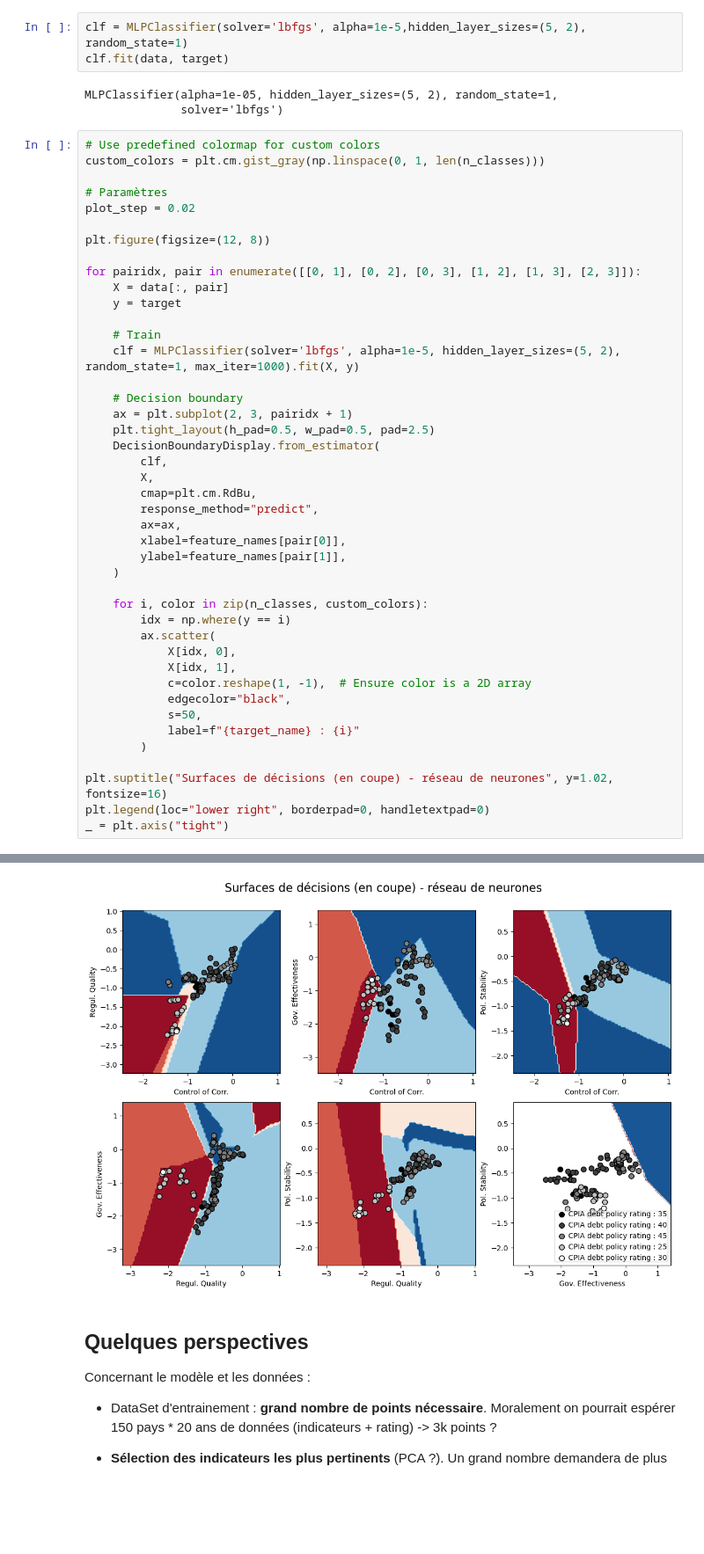
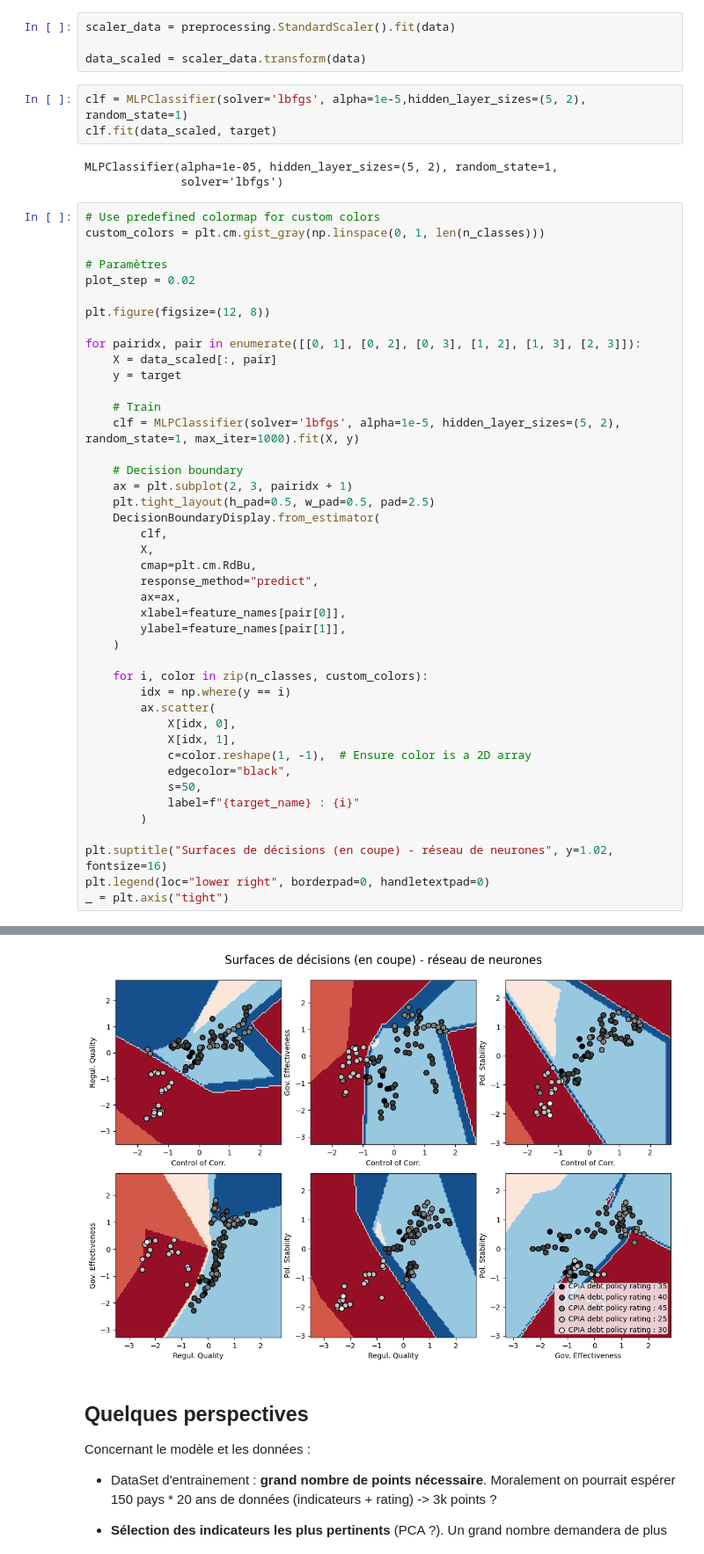
Before and after one commit to ibelfis/assessing_sov_risk, a Jupyter notebook: main.ipynb, the cells around one changed output, grey strips where cells are left out. Shown at 88% size. Saved outputs shown, nothing was run; the diff lists cells and outputs as text; blank space fills up the shorter version.

```diff
--- a/main.ipynb
+++ b/main.ipynb
@@ -288,6 +290,10 @@ from sklearn.neural_network import MLPClassifier
+# %%
+scaler_data = preprocessing.StandardScaler().fit(data)
+
+data_scaled = scaler_data.transform(data)
 # %%
 clf = MLPClassifier(solver='lbfgs', alpha=1e-5,hidden_layer_sizes=(5, 2), random_state=1)
-clf.fit(data, target)
+clf.fit(data_scaled, target)
 # %% [output]
 MLPClassifier(alpha=1e-05, hidden_layer_sizes=(5, 2), random_state=1,
               solver='lbfgs')
@@ -301,7 +307,7 @@ plot_step = 0.02
 plt.figure(figsize=(12, 8))
 
 for pairidx, pair in enumerate([[0, 1], [0, 2], [0, 3], [1, 2], [1, 3], [2, 3]]):
-    X = data[:, pair]
+    X = data_scaled[:, pair]
     y = target
 
     # Train
@@ -343,4 +344,4 @@ Increase the number of iterations (max_iter) or scale the data as shown in:
-[figure, old version]
+[figure, new version]
 # %% [markdown]
 
 ## Quelques perspectives
```
Also changed, not shown: parts of 4 cells of this notebook.
